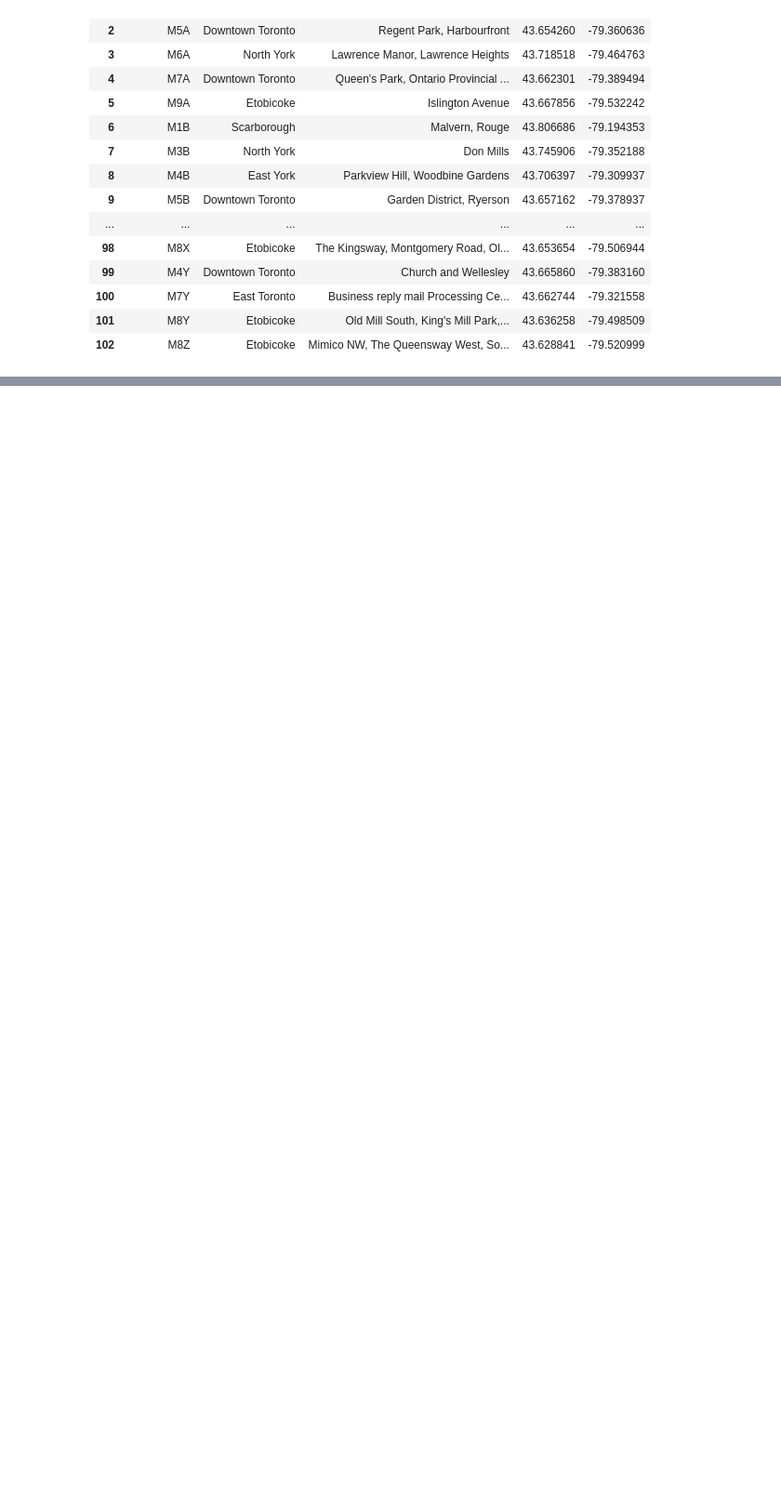
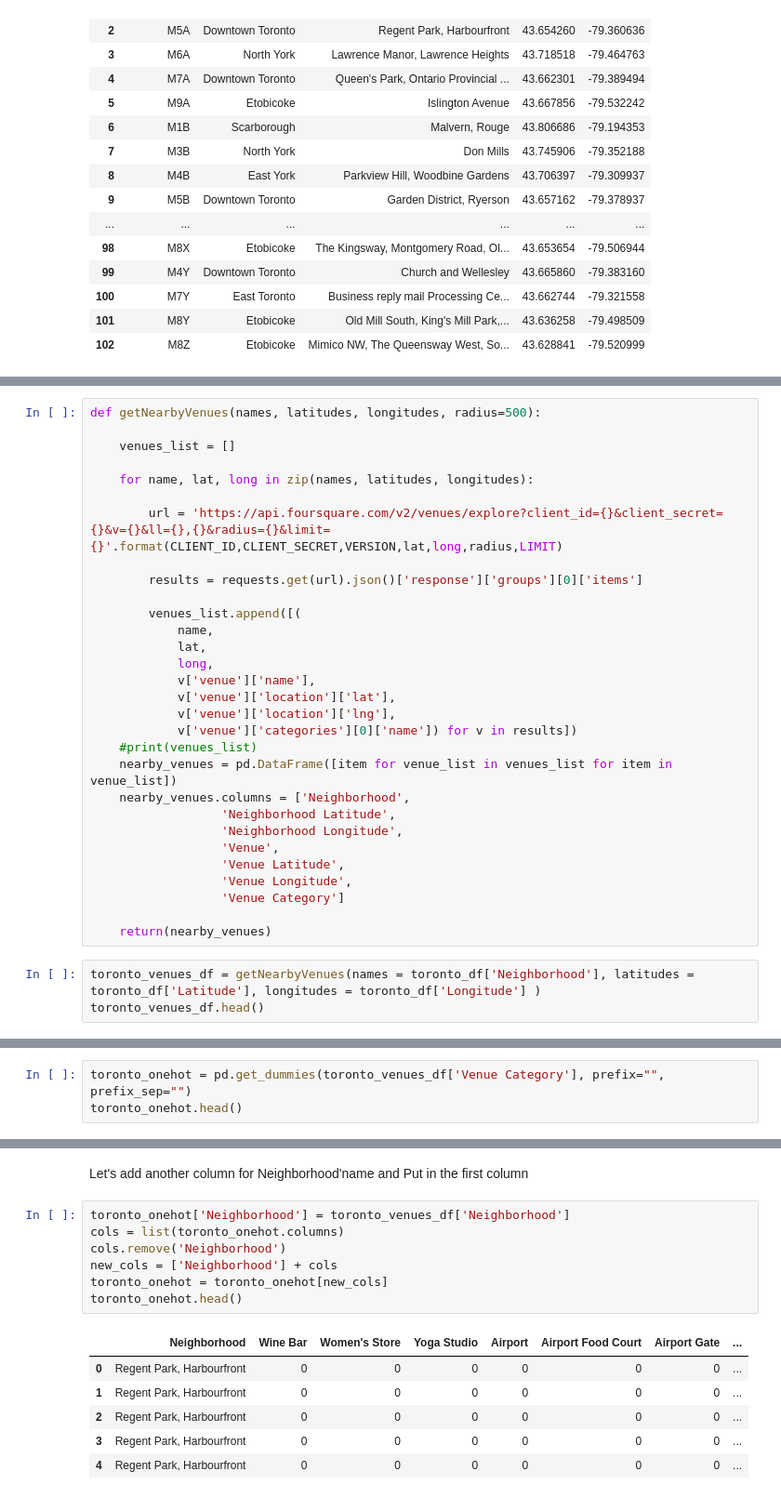
Before and after one commit to Manik-Kapil/Coursera_Capstone, a Jupyter notebook: Segmenting and Clustering Neighborhoods in Toronto.ipynb, the cells around one changed output, grey strips where cells are left out. Shown at 93% size. Saved outputs shown, nothing was run; the diff lists cells and outputs as text; blank space fills up the shorter version.

Commit message:
Published from Watson Studio.

```diff
--- a/Segmenting and Clustering Neighborhoods in Toronto.ipynb
+++ b/Segmenting and Clustering Neighborhoods in Toronto.ipynb
@@ -93,0 +324,33 @@ merged_df
+# %%
+def getNearbyVenues(names, latitudes, longitudes, radius=500):
+
+    venues_list = []
+
+    for name, lat, long in zip(names, latitudes, longitudes):
+
+        url = 'https://api.foursquare.com/v2/venues/explore?client_id={}&client_secret={}&v={}&ll={},{}&radius={}&limit={}'.format(CLIENT_ID,CLIENT_SECRET,VERSION,lat,long,radius,LIMIT)
+
+        results = requests.get(url).json()['response']['groups'][0]['items']
+
+        venues_list.append([(
+            name,
+            lat,
+            long,
+            v['venue']['name'],
+            v['venue']['location']['lat'],
+            v['venue']['location']['lng'],
+            v['venue']['categories'][0]['name']) for v in results])
+    #print(venues_list)
+    nearby_venues = pd.DataFrame([item for venue_list in venues_list for item in venue_list])
+    nearby_venues.columns = ['Neighborhood',
+                  'Neighborhood Latitude',
+                  'Neighborhood Longitude',
+                  'Venue',
+                  'Venue Latitude',
+                  'Venue Longitude',
+                  'Venue Category']
+
+    return(nearby_venues)
+# %%
+toronto_venues_df = getNearbyVenues(names = toronto_df['Neighborhood'], latitudes = toronto_df['Latitude'], longitudes = toronto_df['Longitude'] )
+toronto_venues_df.head()
@@ -93,0 +391,3 @@ merged_df
+# %%
+toronto_onehot = pd.get_dummies(toronto_venues_df['Venue Category'], prefix="", prefix_sep="")
+toronto_onehot.head()
@@ -93,0 +401,16 @@ merged_df
+# %% [markdown]
+<p> Let's add another column for Neighborhood'name and Put in the first column </p>
+# %%
+toronto_onehot['Neighborhood'] = toronto_venues_df['Neighborhood']
+cols = list(toronto_onehot.columns)
+cols.remove('Neighborhood')
+new_cols = ['Neighborhood'] + cols
+toronto_onehot = toronto_onehot[new_cols]
+toronto_onehot.head()
+# %% [output]
+|  | Neighborhood | Wine Bar | Women's Store | Yoga Studio | Airport | Airport Food Court | Airport Gate | ... |
+| 0 | Regent Park, Harbourfront | 0 | 0 | 0 | 0 | 0 | 0 | ... |
+| 1 | Regent Park, Harbourfront | 0 | 0 | 0 | 0 | 0 | 0 | ... |
+| 2 | Regent Park, Harbourfront | 0 | 0 | 0 | 0 | 0 | 0 | ... |
+| 3 | Regent Park, Harbourfront | 0 | 0 | 0 | 0 | 0 | 0 | ... |
+| 4 | Regent Park, Harbourfront | 0 | 0 | 0 | 0 | 0 | 0 | ... |
```
Also changed, not shown: parts of 41 cells of this notebook.
